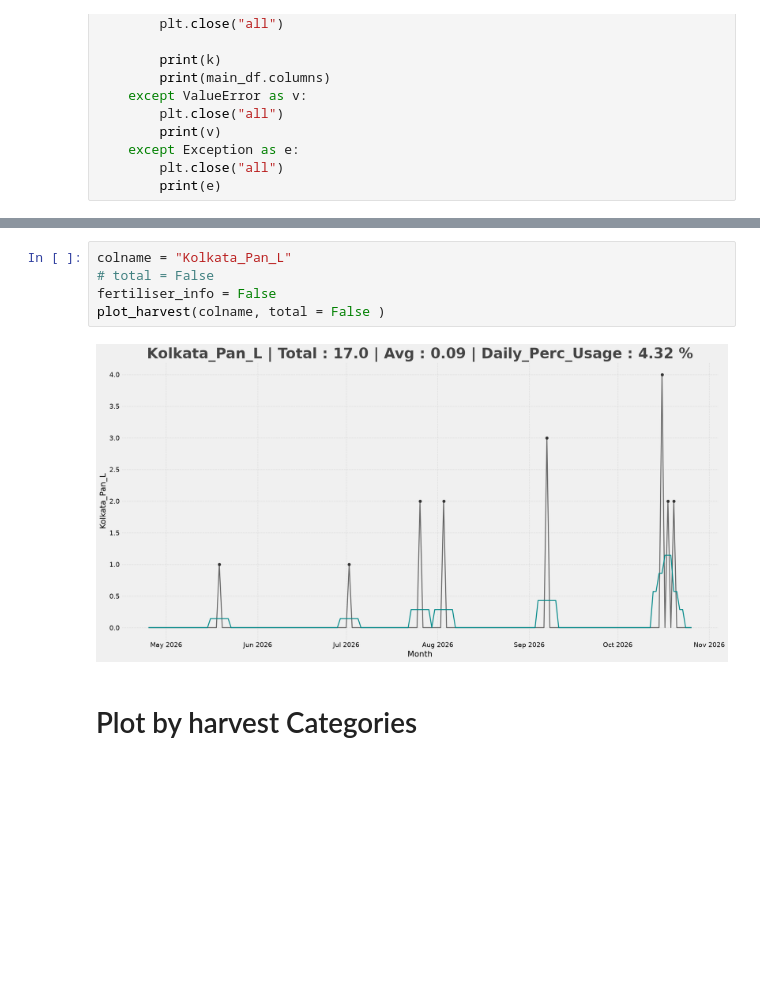
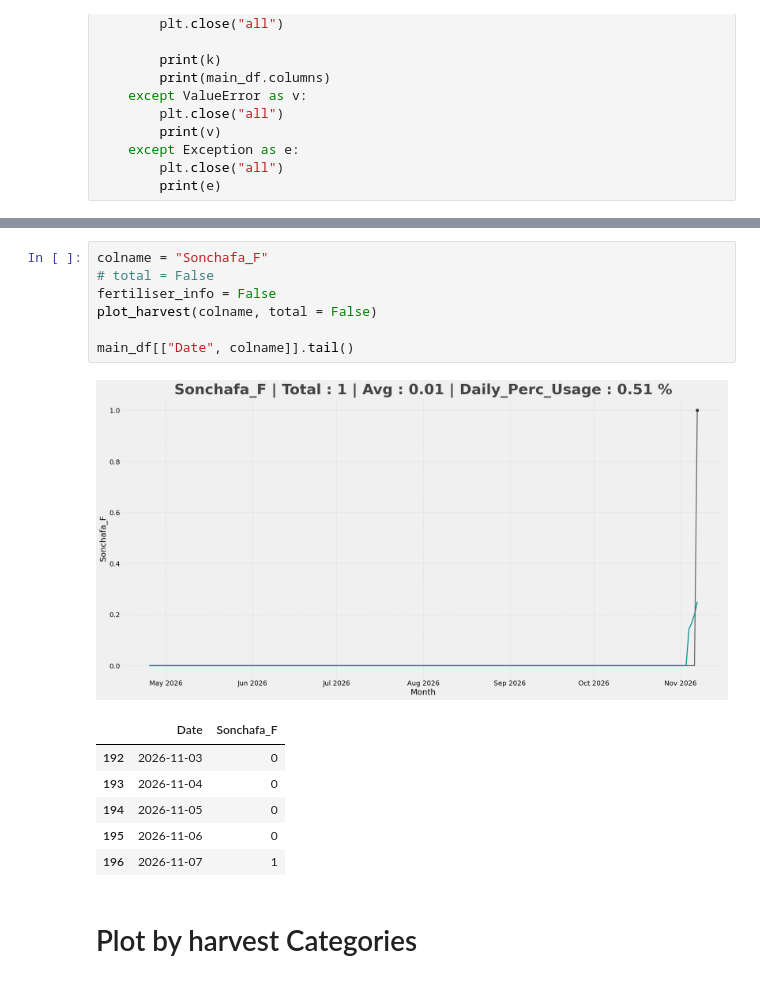
Before and after one commit to leomcp/Garden_Mgmt, a Jupyter notebook: nb/main.ipynb, the cells around one changed output, grey strips where cells are left out. Cells and saved outputs as stored; diff of their text form; blank space fills up the shorter version.

```diff
--- a/nb/main.ipynb
+++ b/nb/main.ipynb
@@ -121,10 +123,18 @@ Index(['Date', 'Total', 'Hibiscus_F', 'Kolkata_Pan_L', 'Mogai_Pan_L',
 # %%
-colname = "Kolkata_Pan_L"
+colname = "Sonchafa_F"
 # total = False
 fertiliser_info = False
-plot_harvest(colname, total = False )
+plot_harvest(colname, total = False)
+
+main_df[["Date", colname]].tail()
 # %% [output]
-[figure, old version]
+[figure, new version]
+|  | Date | Sonchafa_F |
+| 192 | 2026-11-03 | 0 |
+| 193 | 2026-11-04 | 0 |
+| 194 | 2026-11-05 | 0 |
+| 195 | 2026-11-06 | 0 |
+| 196 | 2026-11-07 | 1 |
 # %% [markdown]
 # Plot by harvest Categories
 # %%
```
Also changed, not shown: parts of 14 cells of this notebook, 2 other files.
